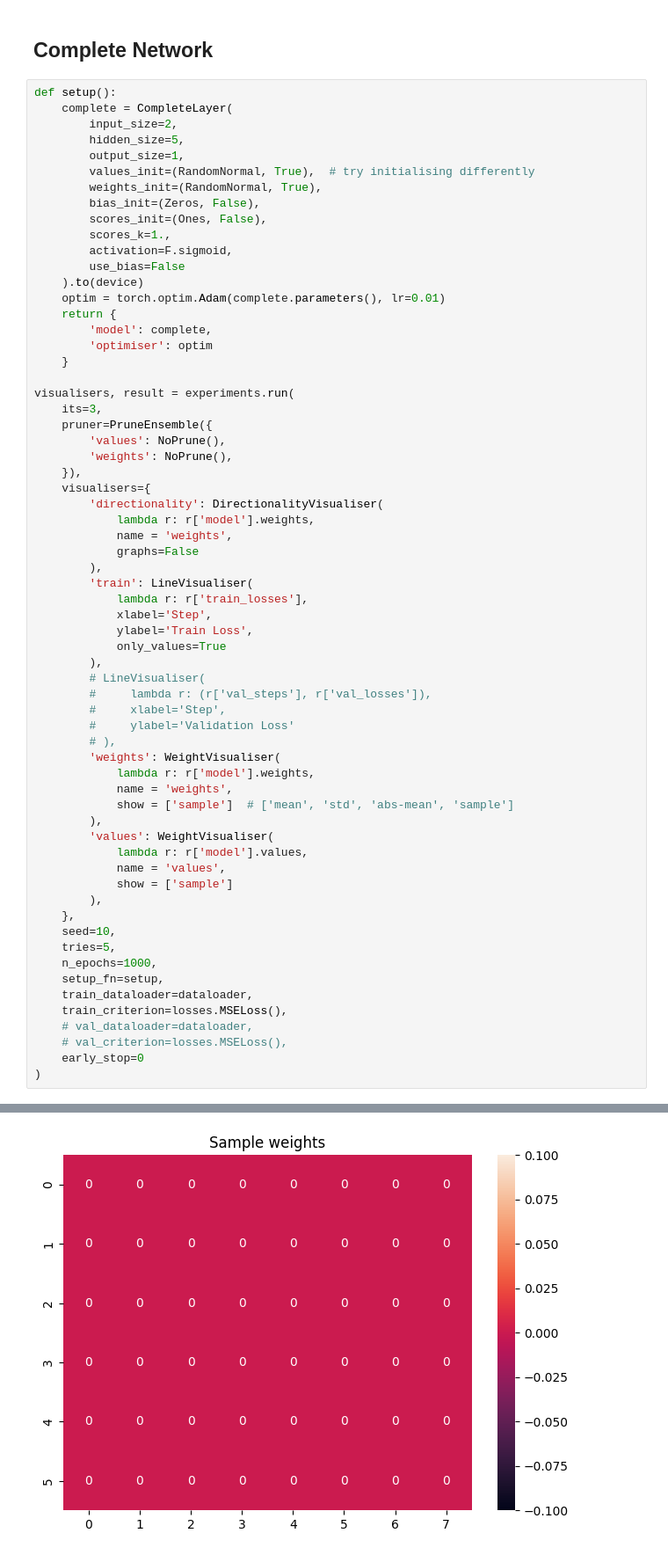
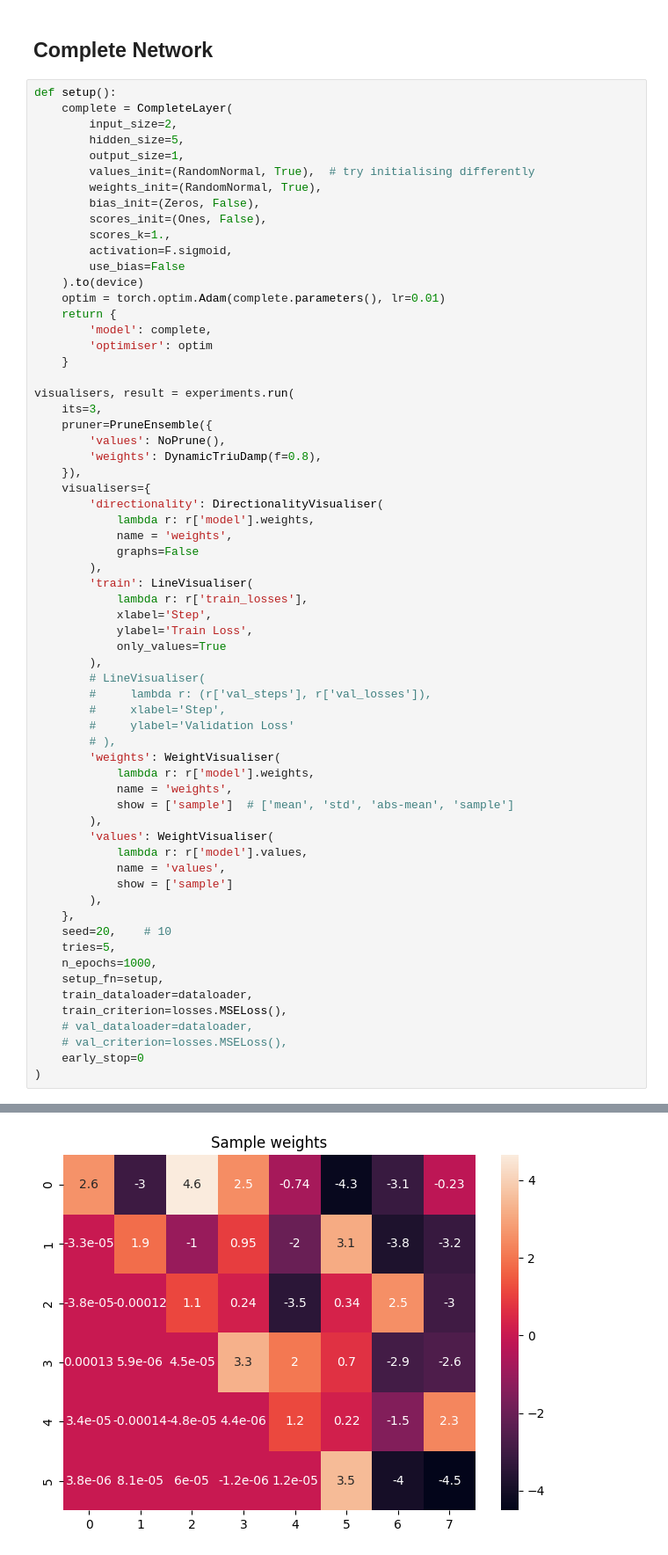
Before and after one commit to PerceptronV/induced-mlp, a Jupyter notebook: notebooks/xor.ipynb, the cells around one changed output, grey strips where cells are left out. Shown at 88% size. Drawn from its saved outputs; the diff is of its cells as text.

```diff
--- a/notebooks/xor.ipynb
+++ b/notebooks/xor.ipynb
@@ -123,7 +125,7 @@ visualisers, result = experiments.run(
     its=3,
     pruner=PruneEnsemble({
         'values': NoPrune(),
-        'weights': NoPrune(),
+        'weights': DynamicTriuDamp(f=0.8),
     }),
     visualisers={
         'directionality': DirectionalityVisualiser(
@@ -153,7 +155,7 @@ visualisers, result = experiments.run(
             show = ['sample']
         ),
     },
-    seed=10,
+    seed=20,    # 10
     tries=5,
     n_epochs=1000,
     setup_fn=setup,
@@ -169 +171 @@ Directionality: nan $\pm$ nan
-[figure, old version]
+[figure, new version]
```
Also changed, not shown: parts of 10 cells of this notebook, 16 other files.
